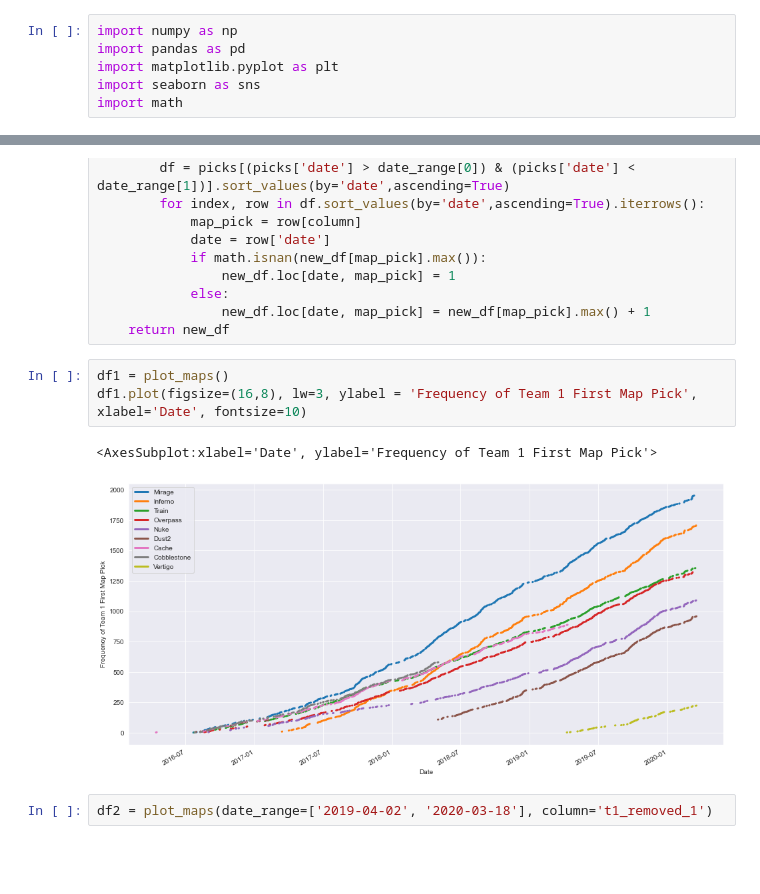
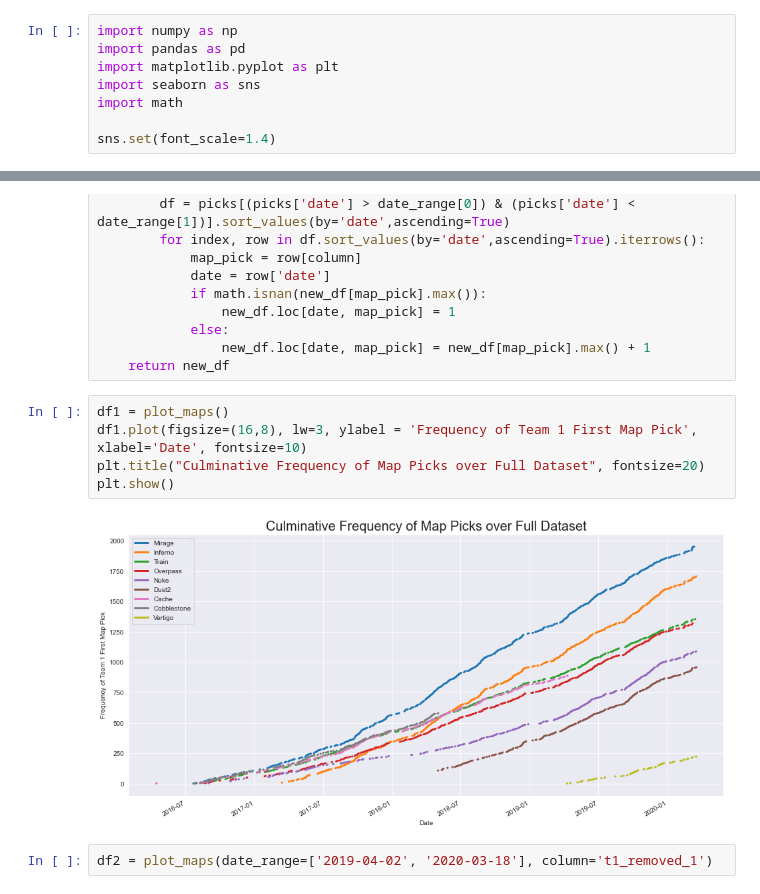
Before and after one commit to tahashahab/competitive_csgo, a Jupyter notebook: csgo_picks.ipynb, the cells around one changed output, grey strips where cells are left out. Saved outputs shown, nothing was run; the diff lists cells and outputs as text; blank space fills up the shorter version.

Commit message:
Update notebooks and adding graphs

```diff
--- a/csgo_picks.ipynb
+++ b/csgo_picks.ipynb
@@ -4,6 +4,8 @@ import pandas as pd
 import matplotlib.pyplot as plt
 import seaborn as sns
 import math
+
+sns.set(font_scale=1.4)
 # %%
 picks = pd.read_csv('picks.csv')
 # %% [markdown]
@@ -337,9 +339,10 @@ def plot_maps(date_range: list = None, column='t1_picked_1'):
 # %%
 df1 = plot_maps()
 df1.plot(figsize=(16,8), lw=3, ylabel = 'Frequency of Team 1 First Map Pick', xlabel='Date', fontsize=10)
+plt.title("Culminative Frequency of Map Picks over Full Dataset", fontsize=20)
+plt.show()
 # %% [output]
-<AxesSubplot:xlabel='Date', ylabel='Frequency of Team 1 First Map Pick'>
-[figure, old version]
+[figure, new version]
 # %%
 df2 = plot_maps(date_range=['2019-04-02', '2020-03-18'], column='t1_removed_1')
 # %%
```
Also changed, not shown: parts of 4 cells of this notebook, 14 other files.
